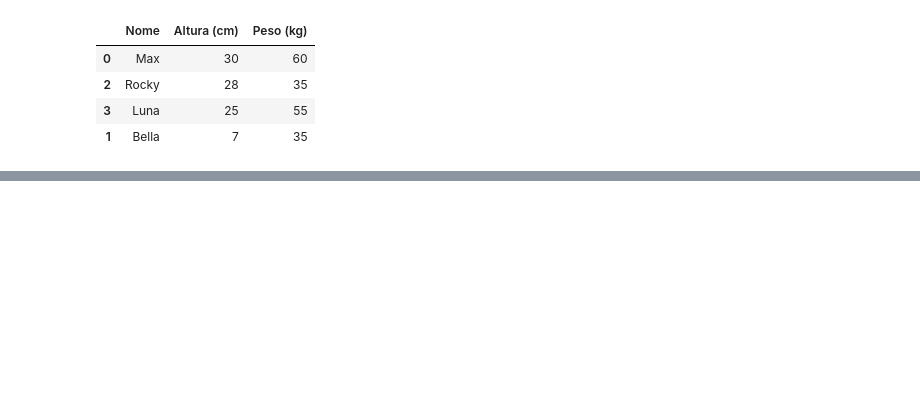
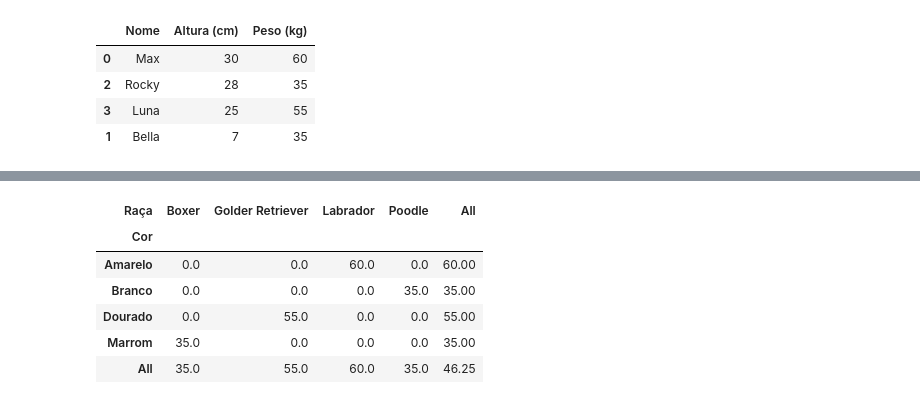
Before and after one commit to lidiaperside/python-para-dados-womakerscode, a Jupyter notebook: pandas.ipynb, the cells around one changed output, grey strips where cells are left out. Cells and saved outputs as stored; diff of their text form; code cells hidden in the pictures; blank space fills up the shorter version.

```diff
--- a/pandas.ipynb
+++ b/pandas.ipynb
@@ -255,0 +515,11 @@ dog_pequeno[['Nome', 'Altura (cm)', 'Peso (kg)']]
+# %%
+#margins é uma possiblidade para criar uma média final dos valores. Dados faltantes são ignorados.
+df_cachorros.pivot_table(values='Peso (kg)', index='Cor', columns='Raça', fill_value = 0, margins=True)
+# %% [output]
+| Raça | Boxer | Golder Retriever | Labrador | Poodle | All |
+| Cor |  |  |  |  |  |
+| Amarelo | 0.0 | 0.0 | 60.0 | 0.0 | 60.00 |
+| Branco | 0.0 | 0.0 | 0.0 | 35.0 | 35.00 |
+| Dourado | 0.0 | 55.0 | 0.0 | 0.0 | 55.00 |
+| Marrom | 35.0 | 0.0 | 0.0 | 0.0 | 35.00 |
+| All | 35.0 | 55.0 | 60.0 | 35.0 | 46.25 |
```
Also changed, not shown: parts of 45 cells of this notebook, 1 other file.
